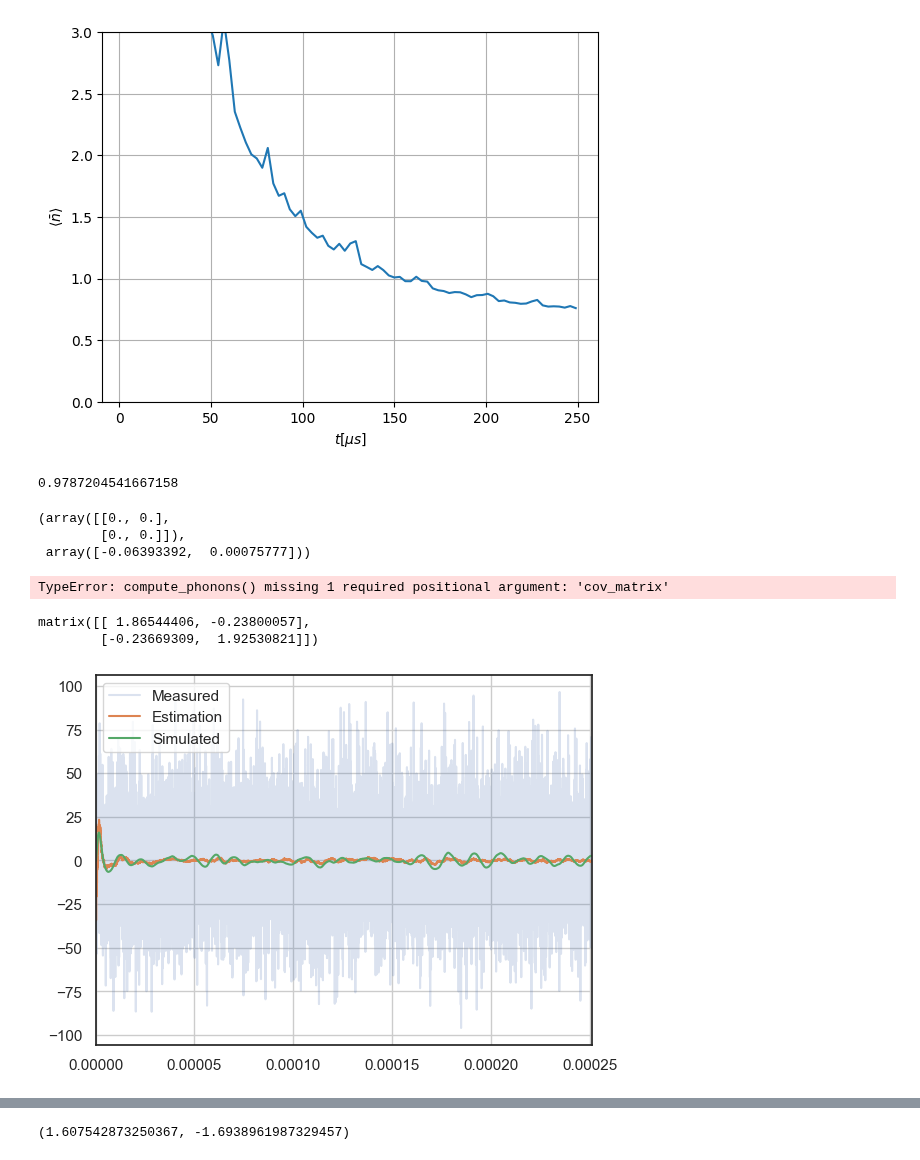
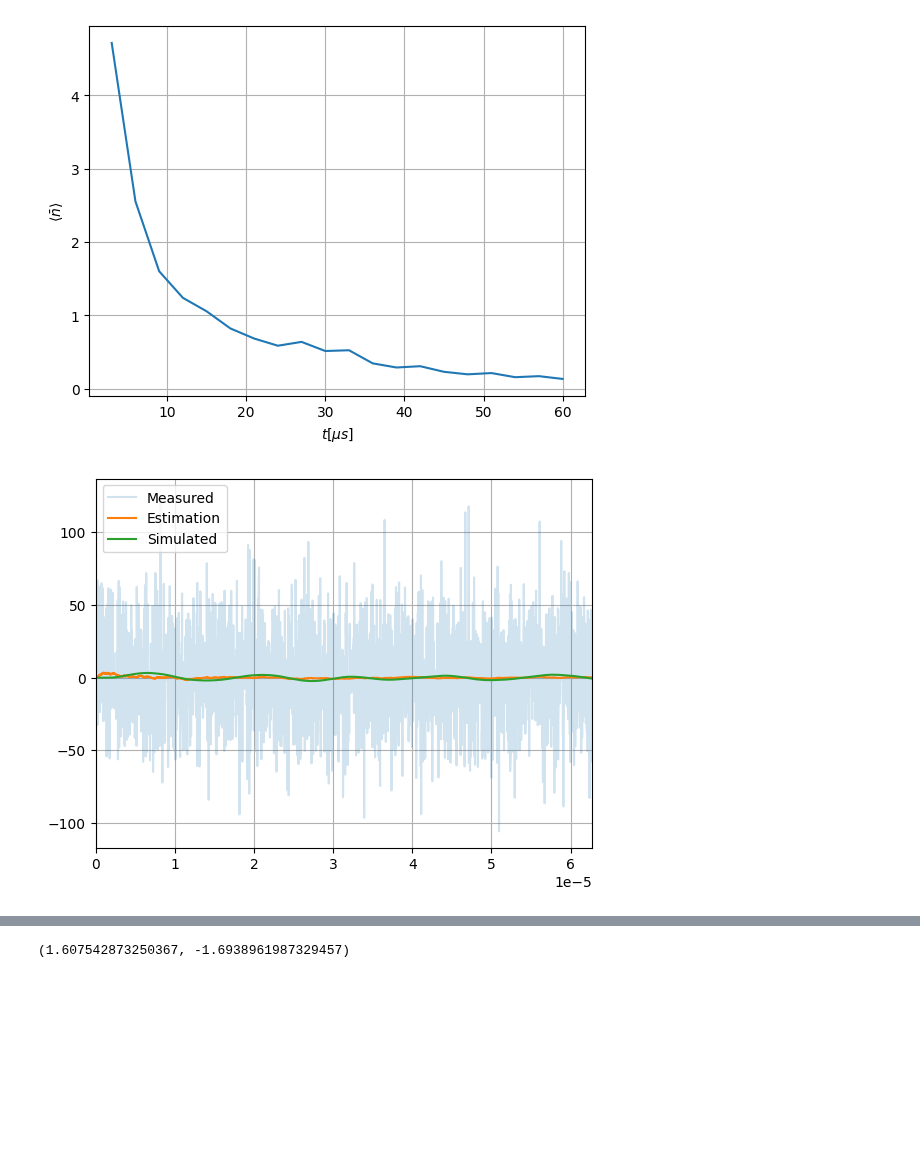
Before and after one commit to QuantumAdventures/single-photons, a Jupyter notebook: notebooks/3.1 Control Simulation Numba.ipynb, the cells around one changed output, grey strips where cells are left out. Drawn from its saved outputs; the diff is of its cells as text; code cells hidden in the pictures; blank space fills up the shorter version.

```diff
--- a/notebooks/3.1 Control Simulation Numba.ipynb
+++ b/notebooks/3.1 Control Simulation Numba.ipynb
@@ -15,13 +15,12 @@ omega = 2*np.pi*1e5
 T = 2*np.pi/omega
 t = np.arange(0, 1000*T, T/400)
 N = t.shape[0]
-std_detection = 1
 p = 0
 radius = 75e-9
 wavelength = 1.064e-6
 power = 300e-3
 waist = 0.6e-6
-eta_detection = 0.178
+eta_detection = 1
 delta_t = 1e-9
 control_step = 30
 fs = 1/(control_step*delta_t)
@@ -32,7 +31,7 @@ env = Particle(omega, gamma, coupling, eta_detection=eta_detection)
 variance_process = env.thermal_force_std**2 + env.backaction_std**2
 std_detection = std_detection/env.zp_x
 period = 2*np.pi/omega
-t = np.arange(0, 20 * period, delta_t)
+t = np.arange(0, 5 * period, delta_t)
 N = t.shape[0]
 # %%
 Q = np.array([[0, 0], [0, variance_process]])*control_step*delta_t/2
@@ -43,35 +42,27 @@ Ad = scipy.linalg.expm(env.A *control_step*delta_t)
 Bd = env.B * delta_t * control_step
 cost_states = np.array([[omega/2, 0],
                         [0, omega/2]])
-X, L, G = dare(Ad, Bd, cost_states, omega/(g_fb**2))
+X, L, G_fb = dare(Ad, Bd, cost_states, omega/(g_fb**2))
 # %%
 x0 = 0
-P0 = 3e8
+P0 = 10
 new_states, measured_states, estimated_states, cov_aposteriori = simulation(
-    env.__omega__,
-    env.__gamma__,
-    env.thermal_force_std-env.backaction_std,
+    env.A,
+    env.B,
+    env.thermal_force_std,
+    env.backaction_std,
     std_detection,
     x0,
     P0,
     Ad,
     Bd,
     env.C,
-    G,
+    env.G,
+    G_fb,
     Q,
     R,
     delta_t,
     control_step,
     N
 )
-# %%
-def compute_phonons(estimations, cov_matrix, step=100):
-    sampled_cov_matrix = cov_matrix[::step]
-    N = len(sampled_cov_matrix)
-    phonons = np.zeros((N-1))
-    for i in range(1, N):
-        averaged = estimations[(i-1)*step:i*step, :].mean(axis=0)
-        second_moments = sampled_cov_matrix[i]+np.power(averaged,2)
-        phonons[i-1] = np.trace(second_moments)/4-0.5
-    return phonons
 # %%
@@ -81,41 +85,16 @@ len(cov_aposteriori), estimated_states[::control_step,:].shape
 # %%
 step=100
 phonons = compute_phonons(estimated_states[::control_step, :], cov_aposteriori, step=step)
 plt.plot(t[::control_step][::step][1:]/1e-6, phonons)
 #plt.xlim([t[::control_step][::step][1]/1e-6, t[::control_step][::step][-1]/1e-6])
 #plt.ylim([0,20])
 plt.ylabel(r'$\langle \bar{n} \rangle$')
 plt.xlabel(r'$t[\mu s]$')
 plt.grid()
-plt.ylim([0,3])
+#plt.ylim([0,3])
 plt.show()
 # %% [output]
-[figure, old version]
+[figure, new version]
-# %%
-phonons[-50:].mean()
-# %% [output]
-0.9787204541667158
-# %%
-cov_mat = cov_aposteriori[-1]
-z_std = env.zp_x*np.sqrt(cov_mat[0,0])
-p_std = env.zp_p*np.sqrt(cov_mat[1,1])
-np.sqrt(cov_mat), estimated_states[-1,:].T
-# %% [output]
-(array([[0., 0.],
-        [0., 0.]]),
- array([-0.06393392,  0.00075777]))
-# %%
-second_moments = cov_mat+np.power(estimated_states[::30][8000:,:].mean(axis=0),2)
-nbar = compute_phonons(second_moments)
-nbar
-# %% [output]
-TypeError: compute_phonons() missing 1 required positional argument: 'cov_matrix'
-# %%
--0.5+np.trace(cov_mat+np.power(estimated_states[1000:,:].mean(axis=0),2))/2
--0.5+(cov_mat+np.power(estimated_states[10000:,:].mean(axis=0),2))
-# %% [output]
-matrix([[ 1.86544406, -0.23800057],
-        [-0.23669309,  1.92530821]])
 # %%
 plt.plot(t[:], measured_states[:], alpha=0.2)
 plt.plot(t[:], estimated_states[:,0])
@@ -126,4 +105,4 @@ plt.xlim([t[0], t.max()])
 plt.legend(['Measured', 'Estimation', 'Simulated'])
 plt.grid()
 # %% [output]
-[figure, old version]
+[figure, new version]
```
Also changed, not shown: parts of 5 cells of this notebook, 8 other files.
